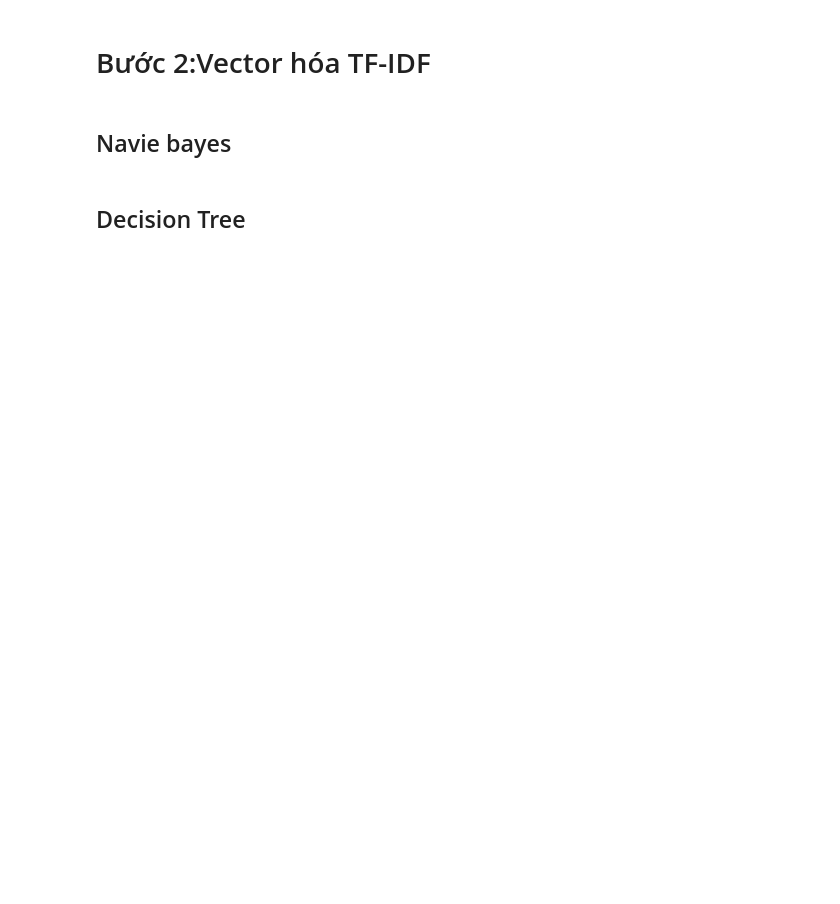
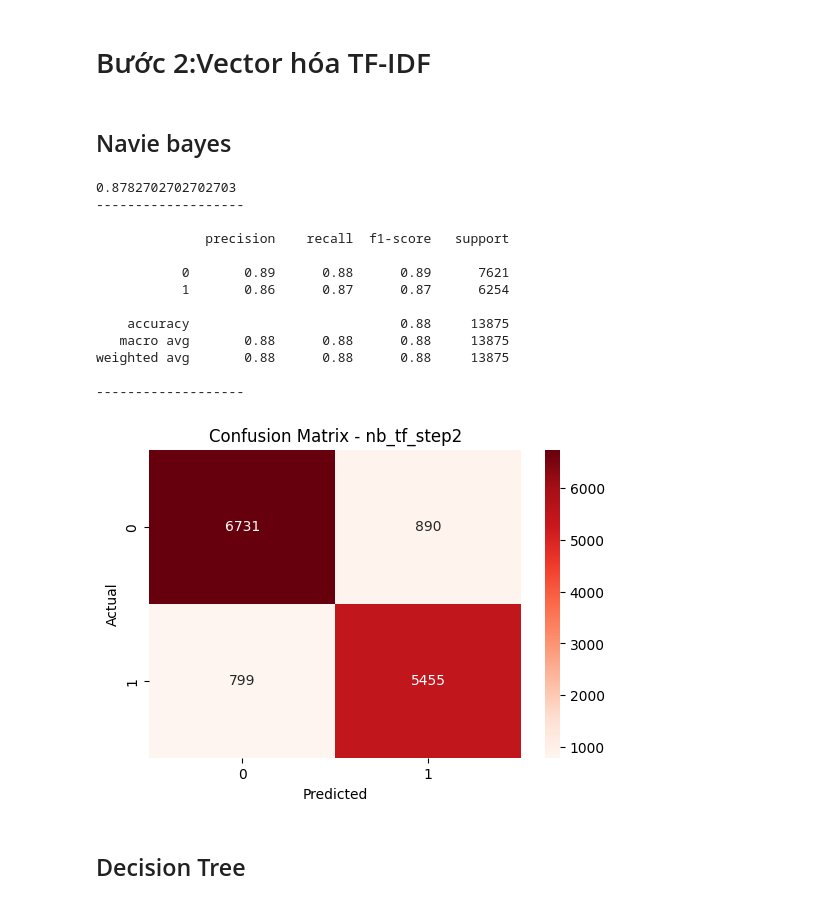
Before and after one commit to Hieu0112/DATN, a Jupyter notebook: AppDetection/EngLish/DetectEnglish.ipynb, the cells around one changed output. Saved outputs shown, nothing was run; the diff lists cells and outputs as text; code cells hidden in the pictures; blank space fills up the shorter version.

```diff
--- a/AppDetection/EngLish/DetectEnglish.ipynb
+++ b/AppDetection/EngLish/DetectEnglish.ipynb
@@ -458,7 +575,10 @@ Xv_testW2V = np.array([sentence_vector(sentence, vectorizerW2V) for sentence in
 **Doc2Vec**
 # %%
 def preprocess(doc):
-    words = word_tokenize(doc)
-    return [word for word in words if word not in stopwords]
+    tokens = tokenize(doc)
+    return [word for word in tokens if word not in stopwords]
+# %%
+X_train_preprocessed = [preprocess(doc) for doc in X_train]
+X_test_preprocessed = [preprocess(doc) for doc in X_test]
 # %%
 documents = [TaggedDocument(preprocess(doc), [i]) for i, doc in enumerate(X_train)]
@@ -474,3 +585,12 @@ vectorizerD2V = Doc2Vec(
+# %%
+# Khởi tạo và huấn luyện mô hình Doc2Vec
+vectorizerD2V = Doc2Vec(vector_size=200,
+                        window=5, min_count=5,
+                        workers=4, dm=1, negative=5,
+                        alpha=0.025, min_alpha=0.00025,
+                        seed=42)
+vectorizerD2V.build_vocab(documents)
+vectorizerD2V.train(documents, total_examples=vectorizerD2V.corpus_count, epochs=20)
 # %%
-Xv_trainD2V = [vectorizerD2V.infer_vector(preprocess(doc)) for doc in X_train]
-Xv_testD2V = [vectorizerD2V.infer_vector(preprocess(doc)) for doc in X_test]
+Xv_trainD2V = [vectorizerD2V.infer_vector(doc) for doc in X_train_preprocessed]
+Xv_testD2V = [vectorizerD2V.infer_vector(doc) for doc in X_test_preprocessed]
@@ -637,12 +812,27 @@ y_pred_nb = nb_model.predict(Xv_testTF)
 # %%
 accuracy = accuracy_score(y_test, y_pred_nb)
 print(accuracy)
 print('-------------------\n')
 
 print(classification_report(y_true=y_test, y_pred=y_pred_nb))
 print('-------------------\n')
 
-evaluate_model(y_true=y_test, y_pred=y_pred_nb,name_model="nb_tf")
+evaluate_model(y_true=y_test, y_pred=y_pred_nb,name_model="nb_tf_step2",save=True)
+# %% [output]
+0.8782702702702703
+-------------------
+
+              precision    recall  f1-score   support
+
+           0       0.89      0.88      0.89      7621
+           1       0.86      0.87      0.87      6254
+
+    accuracy                           0.88     13875
+   macro avg       0.88      0.88      0.88     13875
+weighted avg       0.88      0.88      0.88     13875
+
+-------------------
+[figure, added]
 # %% [markdown]
 ## Decision Tree
 # %%
```
Also changed, not shown: parts of 54 cells of this notebook, 27 other files.
